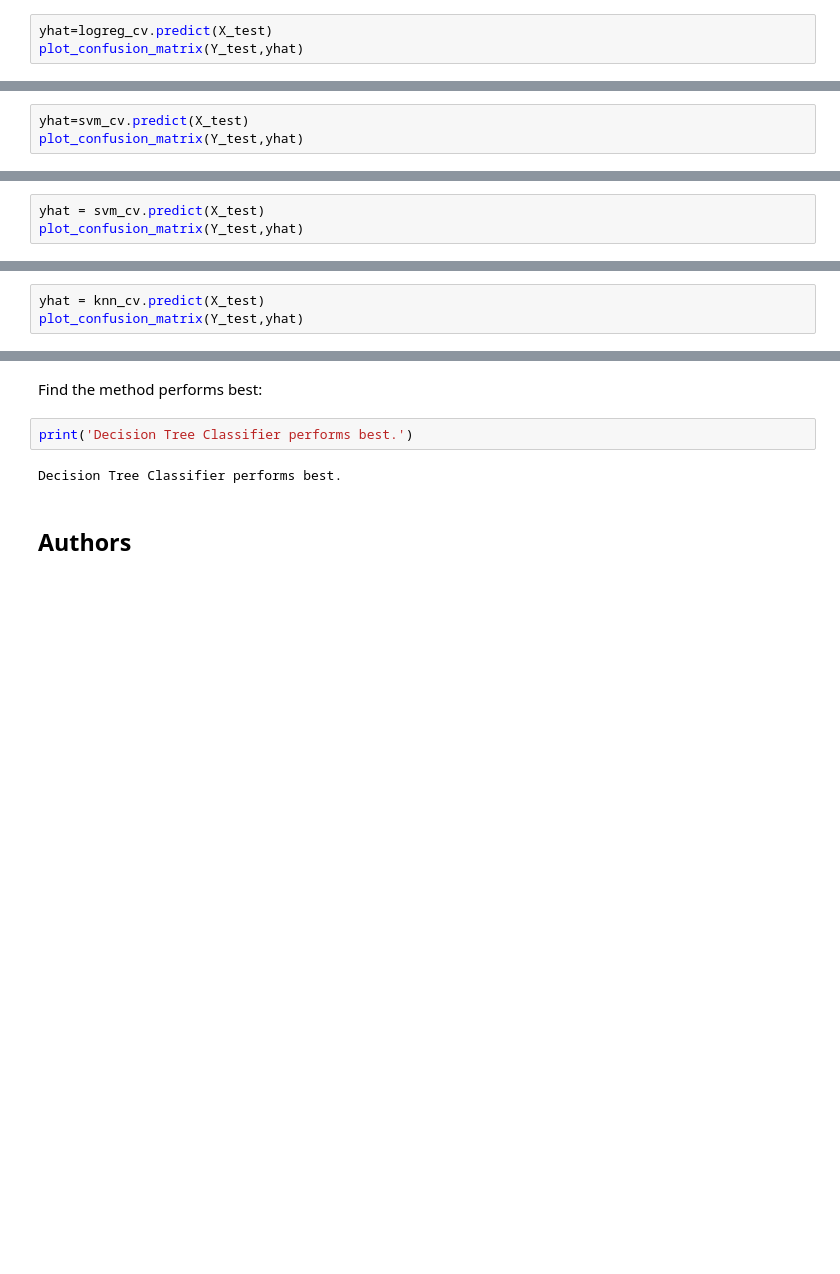
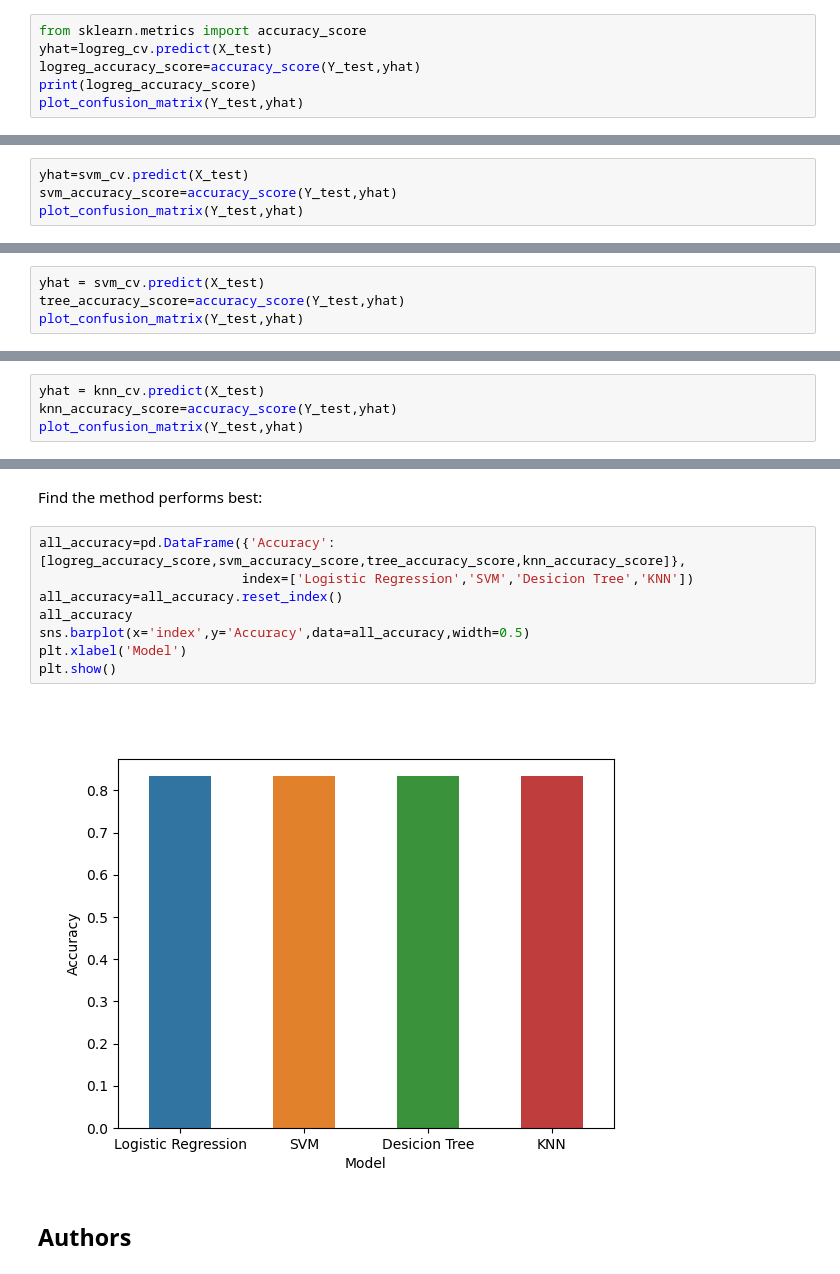
Before and after one commit to chongna95/Customer-Churn-Prediction, a Jupyter notebook: Machine Learning Prediction.ipynb, the cells around one changed output, grey strips where cells are left out. Cells and saved outputs as stored; diff of their text form; blank space fills up the shorter version.

```diff
--- a/Machine Learning Prediction.ipynb
+++ b/Machine Learning Prediction.ipynb
@@ -194,6 +195,9 @@ logreg_cv.score(X_test,Y_test)
 # %% [markdown]
 Lets look at the confusion matrix:
 # %%
+from sklearn.metrics import accuracy_score
 yhat=logreg_cv.predict(X_test)
+logreg_accuracy_score=accuracy_score(Y_test,yhat)
+print(logreg_accuracy_score)
 plot_confusion_matrix(Y_test,yhat)
 # %% [output]
@@ -237,6 +242,7 @@ svm_cv.score(X_test,Y_test)
 We can plot the confusion matrix
 # %%
 yhat=svm_cv.predict(X_test)
+svm_accuracy_score=accuracy_score(Y_test,yhat)
 plot_confusion_matrix(Y_test,yhat)
 # %% [output]
 [figure]
@@ -282,6 +288,7 @@ tree_cv.score(X_test,Y_test)
 We can plot the confusion matrix
 # %%
 yhat = svm_cv.predict(X_test)
+tree_accuracy_score=accuracy_score(Y_test,yhat)
 plot_confusion_matrix(Y_test,yhat)
 # %% [output]
 [figure]
@@ -321,6 +328,7 @@ knn_cv.score(X_test,Y_test)
 We can plot the confusion matrix
 # %%
 yhat = knn_cv.predict(X_test)
+knn_accuracy_score=accuracy_score(Y_test,yhat)
 plot_confusion_matrix(Y_test,yhat)
 # %% [output]
 [figure]
@@ -329,9 +337,15 @@ plot_confusion_matrix(Y_test,yhat)
 # %% [markdown]
 Find the method performs best:
 # %%
-print('Decision Tree Classifier performs best.')
+all_accuracy=pd.DataFrame({'Accuracy':[logreg_accuracy_score,svm_accuracy_score,tree_accuracy_score,knn_accuracy_score]},
+                          index=['Logistic Regression','SVM','Desicion Tree','KNN'])
+all_accuracy=all_accuracy.reset_index()
+all_accuracy
+sns.barplot(x='index',y='Accuracy',data=all_accuracy,width=0.5)
+plt.xlabel('Model')
+plt.show()
 # %% [output]
-Decision Tree Classifier performs best.
+[figure, added]
 # %% [markdown]
 ## Authors
 # %% [markdown]
```
Also changed, not shown: parts of 4 cells of this notebook.
